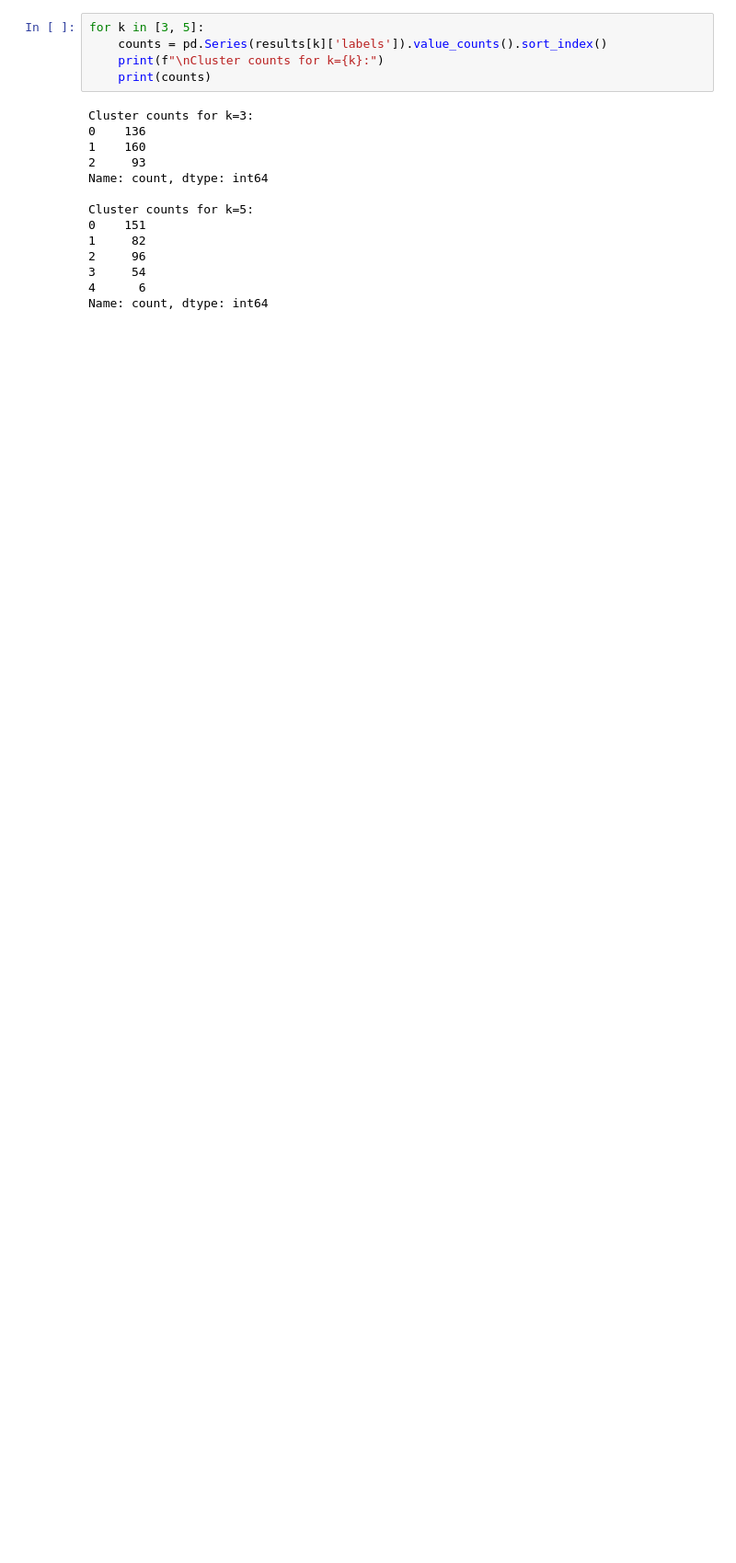
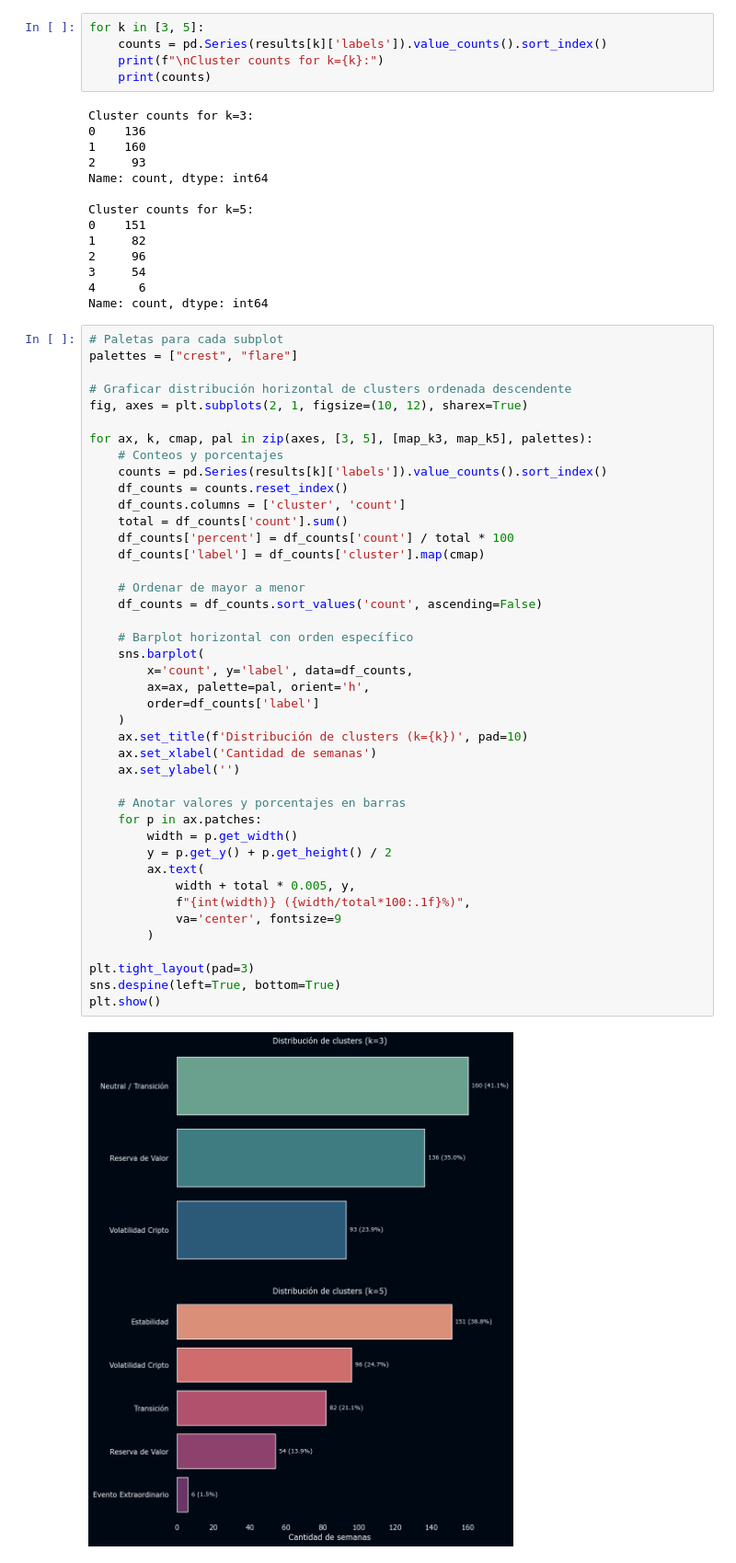
Before and after one commit to marco-vgn/crypto-shock-transmission, a Jupyter notebook: notebooks/01_es_volatility_clustering.ipynb, the cells around one changed output. Shown at 92% size. Cells and saved outputs as stored; diff of their text form; blank space fills up the shorter version.

```diff
--- a/notebooks/01_es_volatility_clustering.ipynb
+++ b/notebooks/01_es_volatility_clustering.ipynb
@@ -776,3 +791,47 @@ Cluster counts for k=5:
 3     54
 4      6
 Name: count, dtype: int64
+# %%
+# Paletas para cada subplot
+palettes = ["crest", "flare"]
+
+# Graficar distribución horizontal de clusters ordenada descendente
+fig, axes = plt.subplots(2, 1, figsize=(10, 12), sharex=True)
+
+for ax, k, cmap, pal in zip(axes, [3, 5], [map_k3, map_k5], palettes):
+    # Conteos y porcentajes
+    counts = pd.Series(results[k]['labels']).value_counts().sort_index()
+    df_counts = counts.reset_index()
+    df_counts.columns = ['cluster', 'count']
+    total = df_counts['count'].sum()
+    df_counts['percent'] = df_counts['count'] / total * 100
+    df_counts['label'] = df_counts['cluster'].map(cmap)
+
+    # Ordenar de mayor a menor
+    df_counts = df_counts.sort_values('count', ascending=False)
+
+    # Barplot horizontal con orden específico
+    sns.barplot(
+        x='count', y='label', data=df_counts,
+        ax=ax, palette=pal, orient='h',
+        order=df_counts['label']
+    )
+    ax.set_title(f'Distribución de clusters (k={k})', pad=10)
+    ax.set_xlabel('Cantidad de semanas')
+    ax.set_ylabel('')
+
+    # Anotar valores y porcentajes en barras
+    for p in ax.patches:
+        width = p.get_width()
+        y = p.get_y() + p.get_height() / 2
+        ax.text(
+            width + total * 0.005, y,
+            f"{int(width)} ({width/total*100:.1f}%)",
+            va='center', fontsize=9
+        )
+
+plt.tight_layout(pad=3)
+sns.despine(left=True, bottom=True)
+plt.show()
+# %% [output]
+[figure, added]
```
Also changed, not shown: parts of 32 cells of this notebook.
